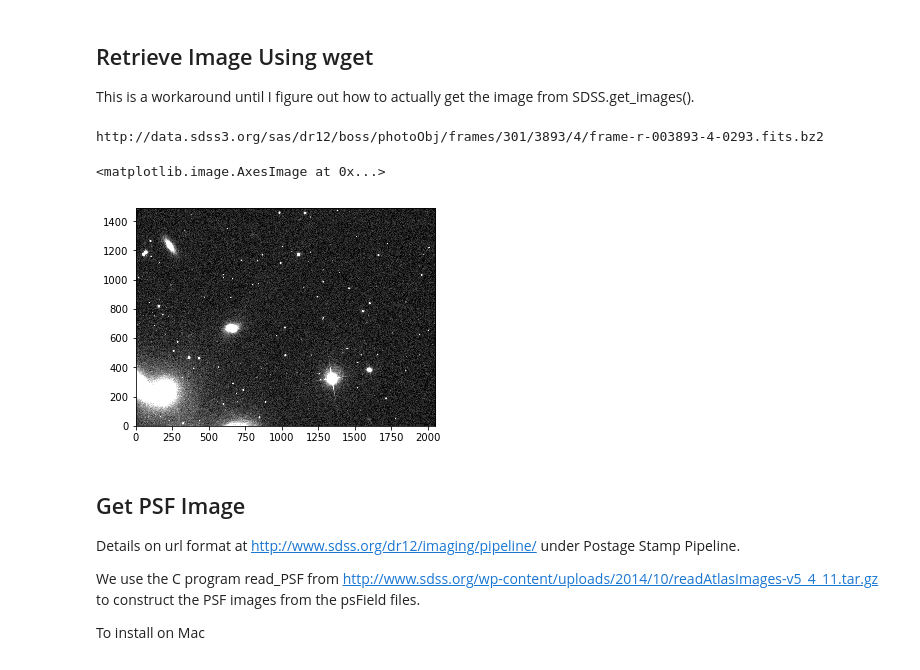
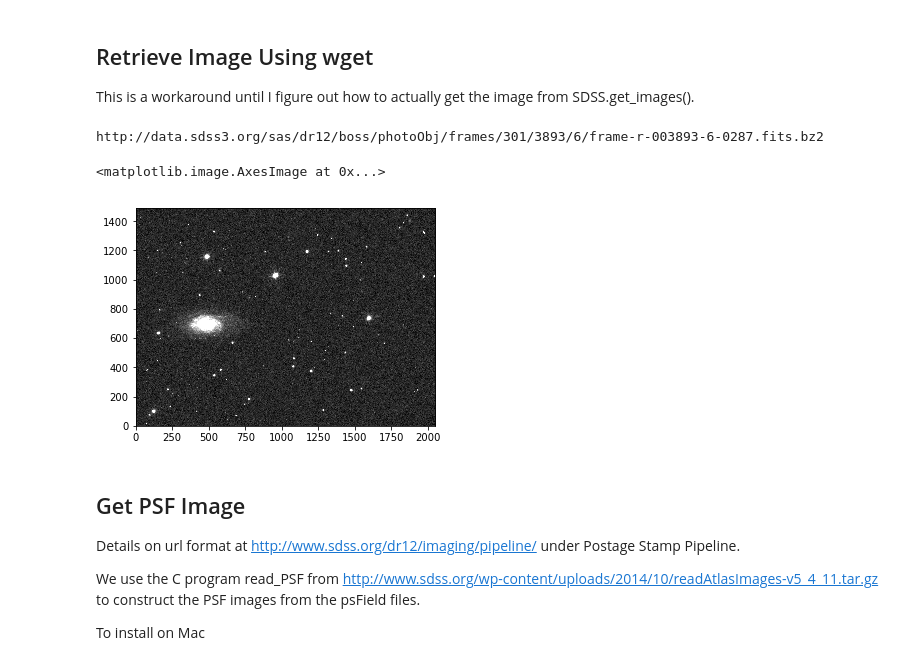
Before and after one commit to rfinn/astro-tutorials, a Jupyter notebook: get-sdss-images-and-psf.ipynb, the cells around one changed output. Drawn from its saved outputs; the diff is of its cells as text; code cells hidden in the pictures.

```diff
--- a/get-sdss-images-and-psf.ipynb
+++ b/get-sdss-images-and-psf.ipynb
@@ -27,3 +26,6 @@ result_table = Ned.query_object('NGC 5353')
+# %%
+galaxy_name = 'NGC5320'
+result_table = Ned.query_object(galaxy_name)
 # %%
 print result_table.columns
 # %% [output]
@@ -57,6 +56,6 @@ sdsscoords = coords.SkyCoord(ra = xid['ra']*u.deg, dec=xid['dec']*u.deg,frame='i
 distance = pos.separation(sdsscoords)
 match = (distance == min(distance))
 print match
-match = np.arange(len(distance)) == 2
-print match
+#match = np.arange(len(distance)) == 2
+print xid[match]
 # %% [output]
@@ -94,16 +96,16 @@ IMAGING_URL_SUFFIX = ('{base}/dr{dr}/boss/photoObj/frames/'
 f = IMAGING_URL_SUFFIX.format(base=baseurl,run=run,dr='12',rerun=rerun,camcol=camcol,band=band,field=field)
 print f
 # %% [output]
-http://data.sdss3.org/sas/dr12/boss/photoObj/frames/301/3893/4/frame-r-003893-4-0293.fits.bz2
+http://data.sdss3.org/sas/dr12/boss/photoObj/frames/301/3893/6/frame-r-003893-6-0287.fits.bz2
 # %%
 imfile = wget.download(f)
 # %%
 imdat = fits.getdata(imfile)
 # %%
-plt.imshow(imdat,origin='lower',vmin=scoreatpercentile(imdat,2),vmax=scoreatpercentile(imdat,98),cmap='gray')
+plt.imshow(imdat,origin='lower',vmin=scoreatpercentile(imdat,.5),vmax=scoreatpercentile(imdat,99.5),cmap='gray')
 # %% [output]
 <matplotlib.image.AxesImage at 0x...>
-[figure, old version]
+[figure, new version]
 # %% [markdown]
 ## Get PSF Image ##
 
```
Also changed, not shown: parts of 15 cells of this notebook.
